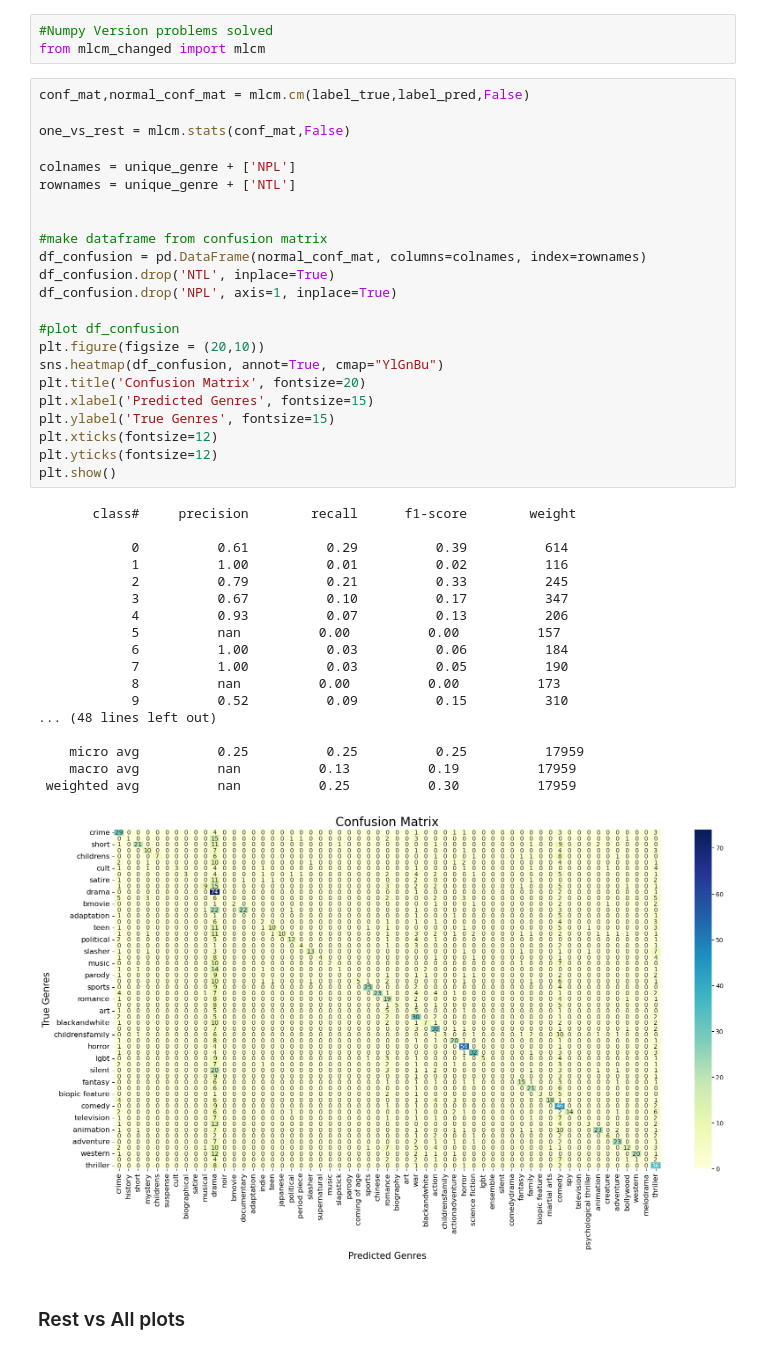
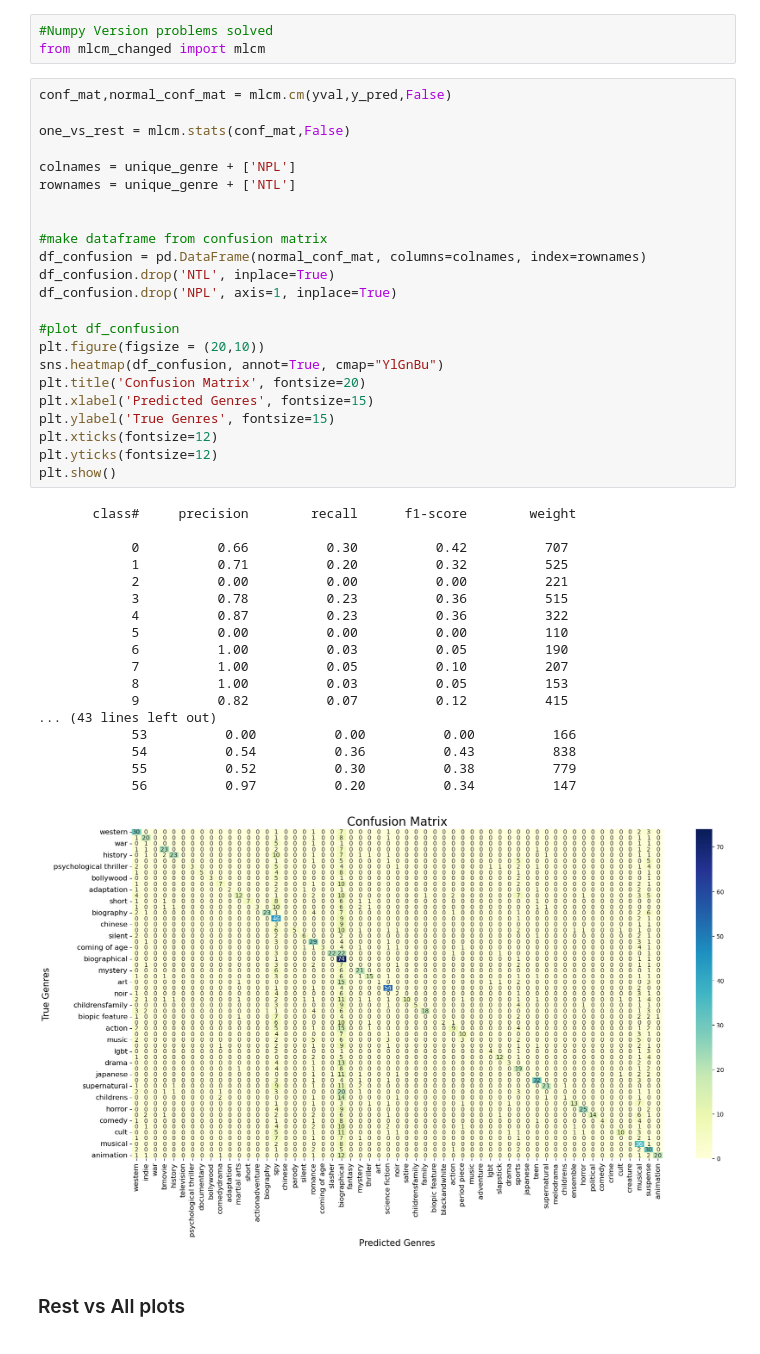
Before and after one commit to MatthiasRemta/NLP_Project, a Jupyter notebook: Logistic_Regression_try_balanced.ipynb, the cells around one changed output. Drawn from its saved outputs; the diff is of its cells as text.

Commit message:
update mlcm

```diff
--- a/Logistic_Regression_try_balanced.ipynb
+++ b/Logistic_Regression_try_balanced.ipynb
@@ -304,47 +293,47 @@ See the caveats in the documentation: https://pandas.pydata.org/pandas-docs/stab
 #Numpy Version problems solved
 from mlcm_changed import mlcm
 # %%
-conf_mat,normal_conf_mat = mlcm.cm(label_true,label_pred,False)
+conf_mat,normal_conf_mat = mlcm.cm(yval,y_pred,False)
 
 one_vs_rest = mlcm.stats(conf_mat,False)
 
 colnames = unique_genre + ['NPL']
 rownames = unique_genre + ['NTL']
 
 
 #make dataframe from confusion matrix
 df_confusion = pd.DataFrame(normal_conf_mat, columns=colnames, index=rownames)
 df_confusion.drop('NTL', inplace=True)
 df_confusion.drop('NPL', axis=1, inplace=True)
 
 #plot df_confusion
 plt.figure(figsize = (20,10))
 sns.heatmap(df_confusion, annot=True, cmap="YlGnBu")
 plt.title('Confusion Matrix', fontsize=20)
 plt.xlabel('Predicted Genres', fontsize=15)
 plt.ylabel('True Genres', fontsize=15)
 plt.xticks(fontsize=12)
 plt.yticks(fontsize=12)
 plt.show()
 # %% [output]
        class#     precision        recall      f1-score        weight
 
-            0          0.61          0.29          0.39          614
-            1          1.00          0.01          0.02          116
-            2          0.79          0.21          0.33          245
-            3          0.67          0.10          0.17          347
-            4          0.93          0.07          0.13          206
-            5          nan          0.00          0.00          157
-            6          1.00          0.03          0.06          184
-            7          1.00          0.03          0.05          190
-            8          nan          0.00          0.00          173
-            9          0.52          0.09          0.15          310
-... (48 lines left out)
-
-    micro avg          0.25          0.25          0.25          17959
-    macro avg          nan          0.13          0.19          17959
- weighted avg          nan          0.25          0.30          17959
+            0          0.66          0.30          0.42          707
+            1          0.71          0.20          0.32          525
+            2          0.00          0.00          0.00          221
+            3          0.78          0.23          0.36          515
+            4          0.87          0.23          0.36          322
+            5          0.00          0.00          0.00          110
+            6          1.00          0.03          0.05          190
+            7          1.00          0.05          0.10          207
+            8          1.00          0.03          0.05          153
+            9          0.82          0.07          0.12          415
+... (43 lines left out)
+            53          0.00          0.00          0.00          166
+            54          0.54          0.36          0.43          838
+            55          0.52          0.30          0.38          779
+            56          0.97          0.20          0.34          147
-[figure, old version]
+[figure, new version]
 # %% [markdown]
 ### Rest vs All plots
 # %%
```
Also changed, not shown: parts of 6 cells of this notebook, 2 other files.
